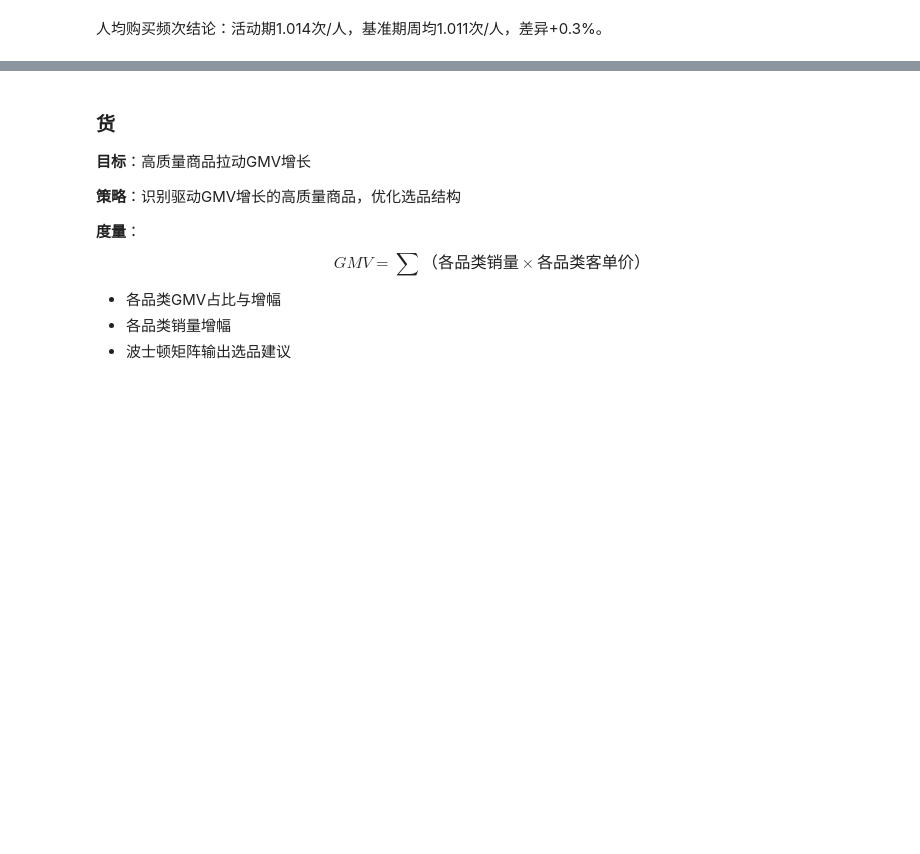
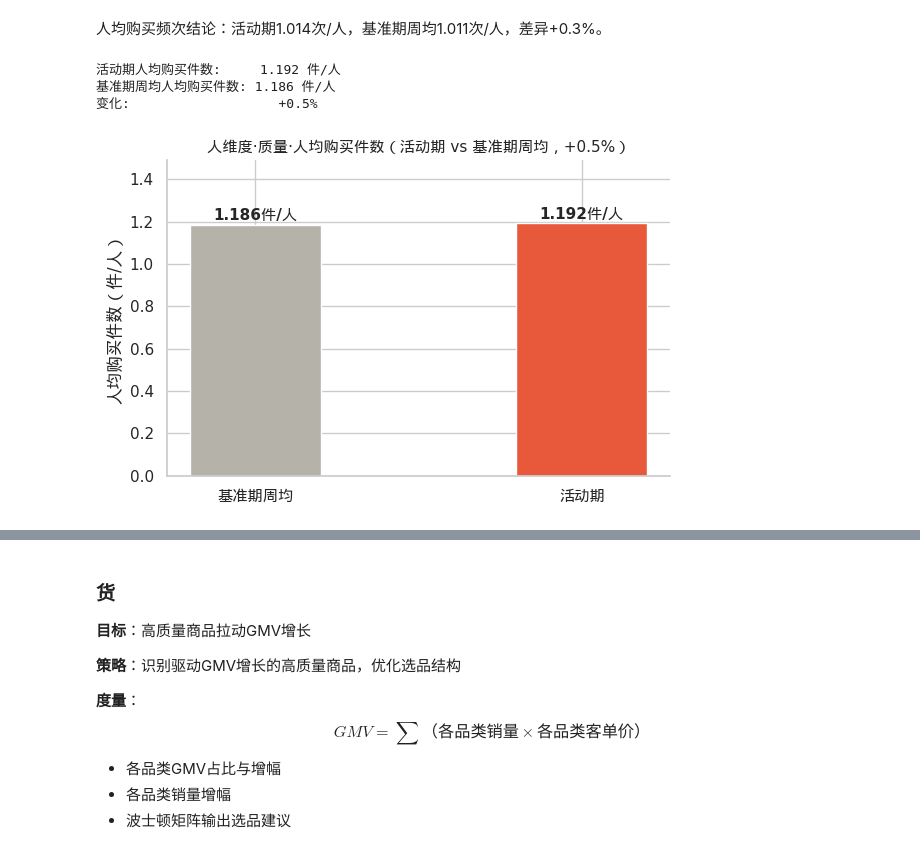
Before and after one commit to oiiviio1313-wq/Black-Friday-Campaign-Performance-Evaluation, a Jupyter notebook: BlackFridayCampaignPerformanceEvaluation.ipynb, the cells around one changed output, grey strips where cells are left out. Cells and saved outputs as stored; diff of their text form; code cells hidden in the pictures; blank space fills up the shorter version.

```diff
--- a/BlackFridayCampaignPerformanceEvaluation.ipynb
+++ b/BlackFridayCampaignPerformanceEvaluation.ipynb
@@ -1187,3 +1304,34 @@ plt.show()
 [figure]
 # %% [markdown]
 人均购买频次结论：活动期1.014次/人，基准期周均1.011次/人，差异+0.3%。
+# %%
+# 人维度·质量·人均购买件数
+# 人均购买件数计算
+active_items_per_user = active_items / active_users
+baseline_items_per_user = baseline_items / baseline_users
+diff_items = (active_items_per_user / baseline_items_per_user - 1) * 100
+
+print(f"活动期人均购买件数:     {active_items_per_user:.3f} 件/人")
+print(f"基准期周均人均购买件数: {baseline_items_per_user:.3f} 件/人")
+print(f"变化:                   {diff_items:+.1f}%")
+
+fig, ax = plt.subplots(figsize=(6, 4))
+bars = ax.bar(['基准期周均', '活动期'],
+              [baseline_items_per_user, active_items_per_user],
+              color=[color_map['基准期'], color_map['黑五当周']],
+              width=0.4, zorder=2)
+for bar, val in zip(bars, [baseline_items_per_user, active_items_per_user]):
+    ax.text(bar.get_x() + bar.get_width()/2,
+            bar.get_height() * 1.02,
+            f'{val:.3f}件/人', ha='center', fontsize=11, fontweight='bold')
+ax.set_ylabel('人均购买件数（件/人）')
+ax.set_title(f'人维度·质量·人均购买件数（活动期 vs 基准期周均，{diff_items:+.1f}%）', fontsize=11)
+ax.set_ylim(0, max(baseline_items_per_user, active_items_per_user) * 1.25)
+sns.despine()
+plt.tight_layout()
+plt.show()
+# %% [output]
+活动期人均购买件数:     1.192 件/人
+基准期周均人均购买件数: 1.186 件/人
+变化:                   +0.5%
+[figure, added]
```
Also changed, not shown: parts of 41 cells of this notebook.
